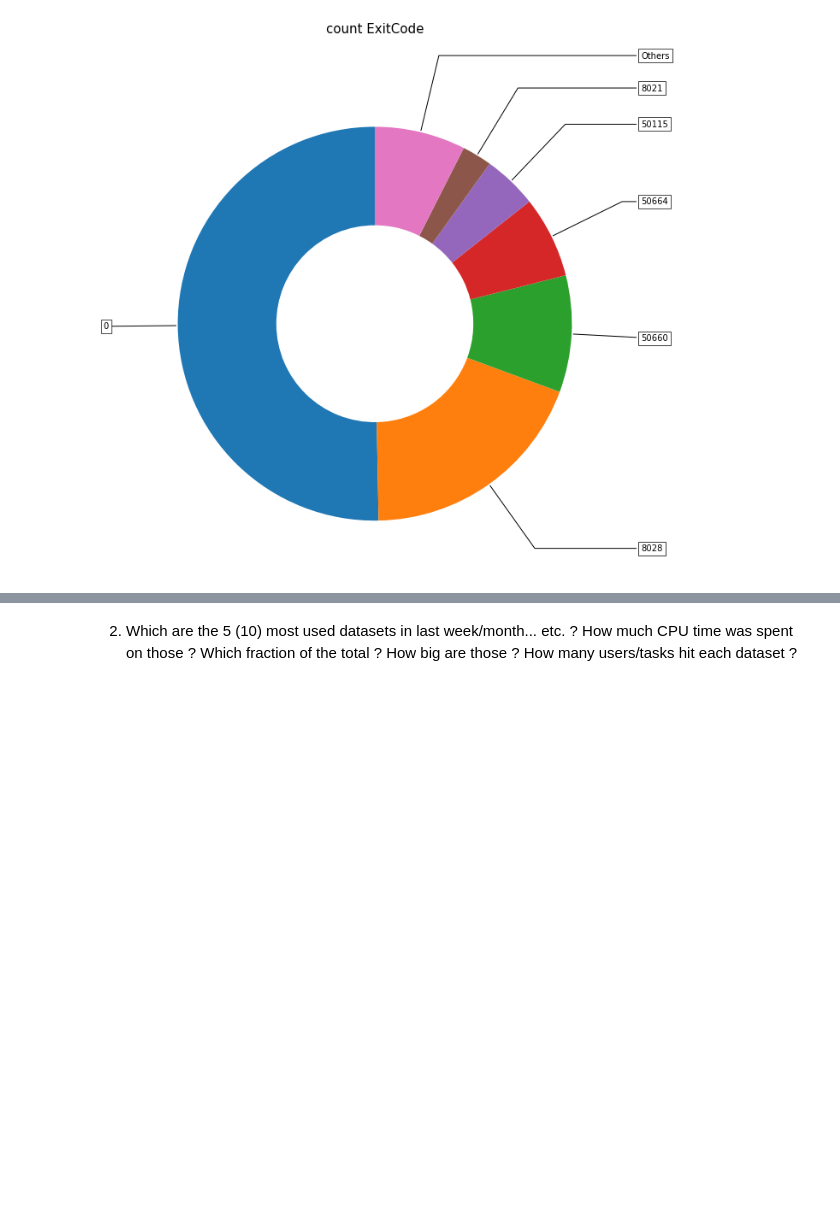
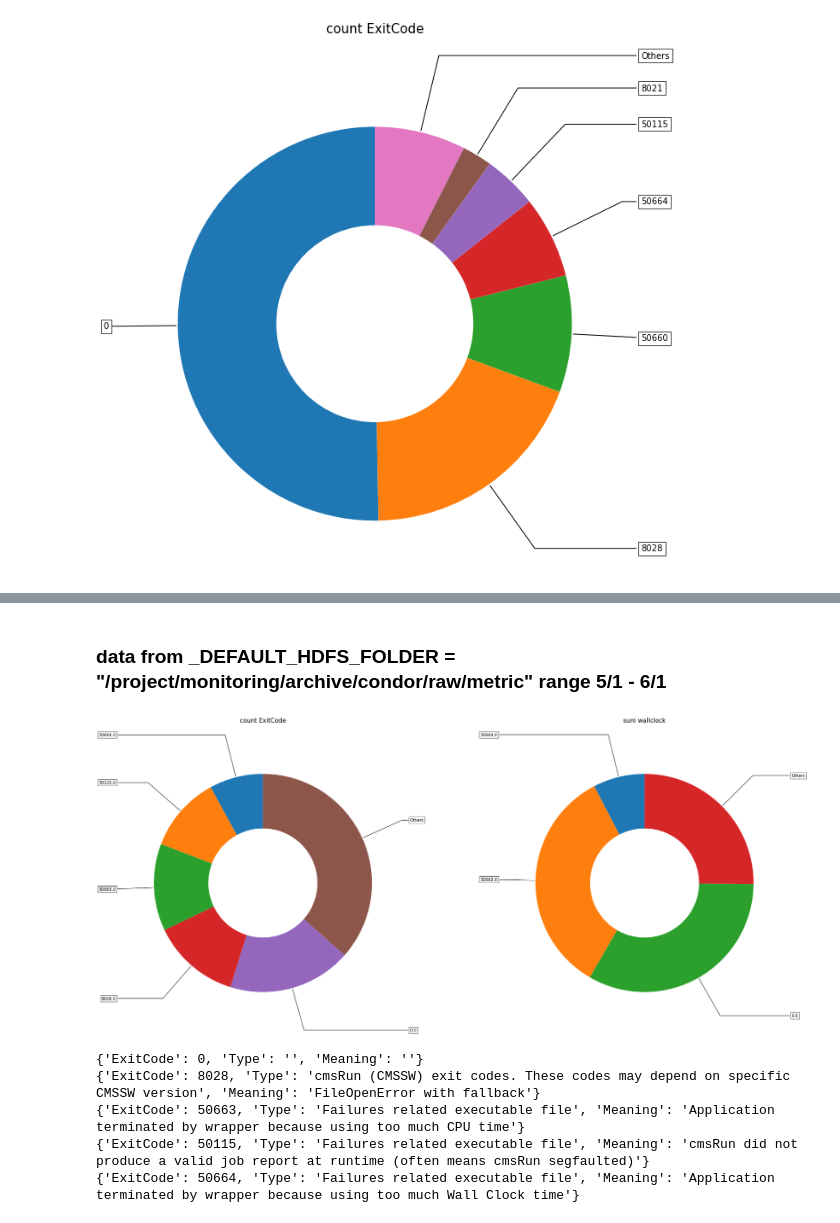
Before and after one commit to nphumekham/cern-crab-data-analysis, a Jupyter notebook: crab_data_analysis_doc/analysis_example.ipynb, the cells around one changed output, grey strips where cells are left out. Saved outputs shown, nothing was run; the diff lists cells and outputs as text; code cells hidden in the pictures; blank space fills up the shorter version.

```diff
--- a/crab_data_analysis_doc/analysis_example.ipynb
+++ b/crab_data_analysis_doc/analysis_example.ipynb
@@ -327,5 +330,14 @@ print(_exitcode_info(50660))
 {'ExitCode': 8028, 'Type': 'cmsRun (CMSSW) exit codes. These codes may depend on specific CMSSW version', 'Meaning': 'FileOpenError with fallback'}
 {'ExitCode': 50666, 'Type': 'Failures related executable file', 'Meaning': ''}
 {'ExitCode': 50660, 'Type': 'Failures related executable file', 'Meaning': 'Application terminated by wrapper because using too much RAM (RSS)'}
-# %% [markdown]
-2. Which are the 5 (10) most used datasets in last week/month... etc. ? How much CPU time was spent on those ? Which fraction of the total ? How big are those ? How many users/tasks hit each dataset ?
+# %% [markdown]
+### data from _DEFAULT_HDFS_FOLDER = "/project/monitoring/archive/condor/raw/metric" range 5/1 - 6/1
+# %%
+df7 = raw_df.select(col('WallClockHr'), col('ExitCode'))\
+            .filter((col("CMS_SubmissionTool")=="CRAB")&(col("ExitCode").isNotNull()))\
+            .groupby(col('ExitCode'))\
+            .agg(_count(col('ExitCode')).alias("count_ExitCode"),\
+                 _sum("WallClockHr").alias("sum_WallClockHr"))\
+            .sort('count_ExitCode')
+# %%
+df7_dict = _to_dict(df7)
@@ -331,0 +346,25 @@ print(_exitcode_info(50660))
+# %%
+df7_exitcode = _other_fields(df7_dict['ExitCode'], df6_dict['count_ExitCode'], 0.5)
+df7_wallclock = _other_fields(df7_dict['ExitCode'], df6_dict['sum_WallClockHr'], 0.5)
+# %%
+dictlist7 = [{"index": df7_exitcode['index'],\
+             "values": df7_exitcode['data_percent'],\
+             "title": "count ExitCode"},\
+             {"index": df7_wallclock['index'],\
+             "values": df7_wallclock['data_percent'],\
+             "title": "sum wallclock"}
+           ]
+# %%
+my_donut(dictlist7, "checkwithgrafana")
+print(_exitcode_info(0))
+print(_exitcode_info(8028))
+print(_exitcode_info(50663))
+print(_exitcode_info(50115))
+print(_exitcode_info(50664))
+# %% [output]
+[figure, added]
+{'ExitCode': 0, 'Type': '', 'Meaning': ''}
+{'ExitCode': 8028, 'Type': 'cmsRun (CMSSW) exit codes. These codes may depend on specific CMSSW version', 'Meaning': 'FileOpenError with fallback'}
+{'ExitCode': 50663, 'Type': 'Failures related executable file', 'Meaning': 'Application terminated by wrapper because using too much CPU time'}
+{'ExitCode': 50115, 'Type': 'Failures related executable file', 'Meaning': 'cmsRun did not produce a valid job report at runtime (often means cmsRun segfaulted)'}
+{'ExitCode': 50664, 'Type': 'Failures related executable file', 'Meaning': 'Application terminated by wrapper because using too much Wall Clock time'}
```
Also changed, not shown: parts of 21 cells of this notebook.
